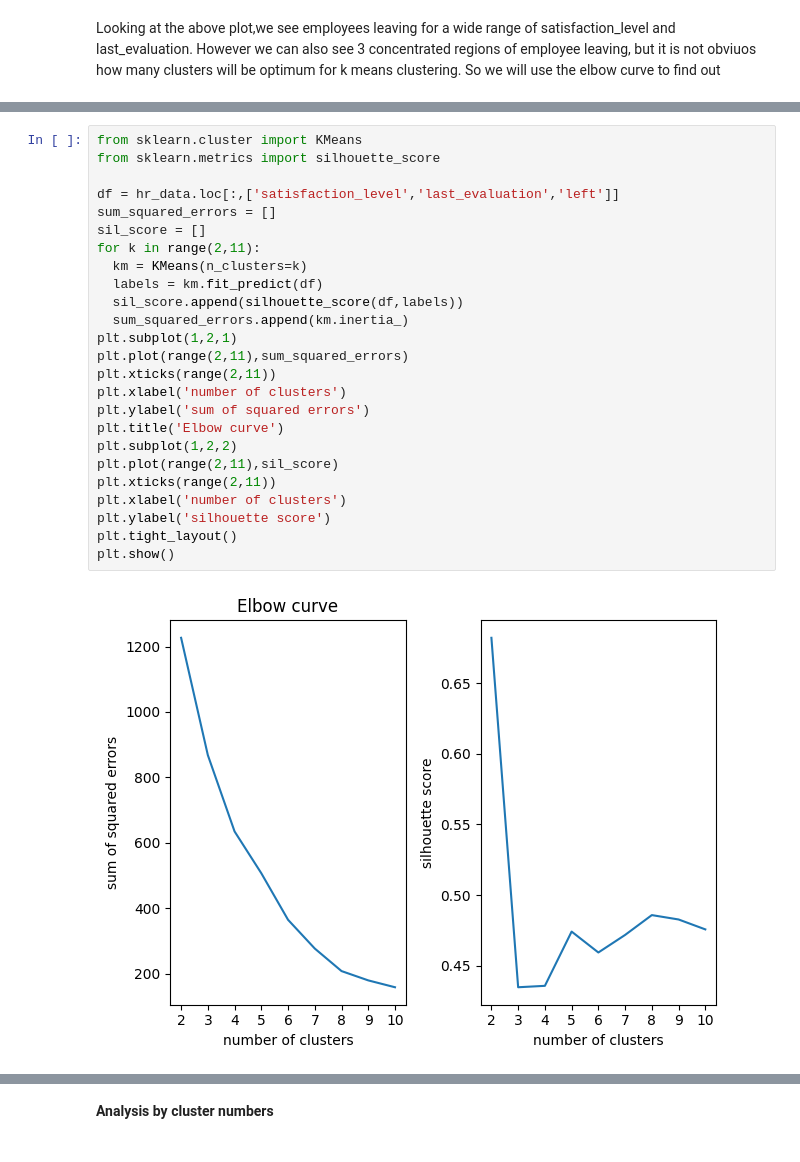
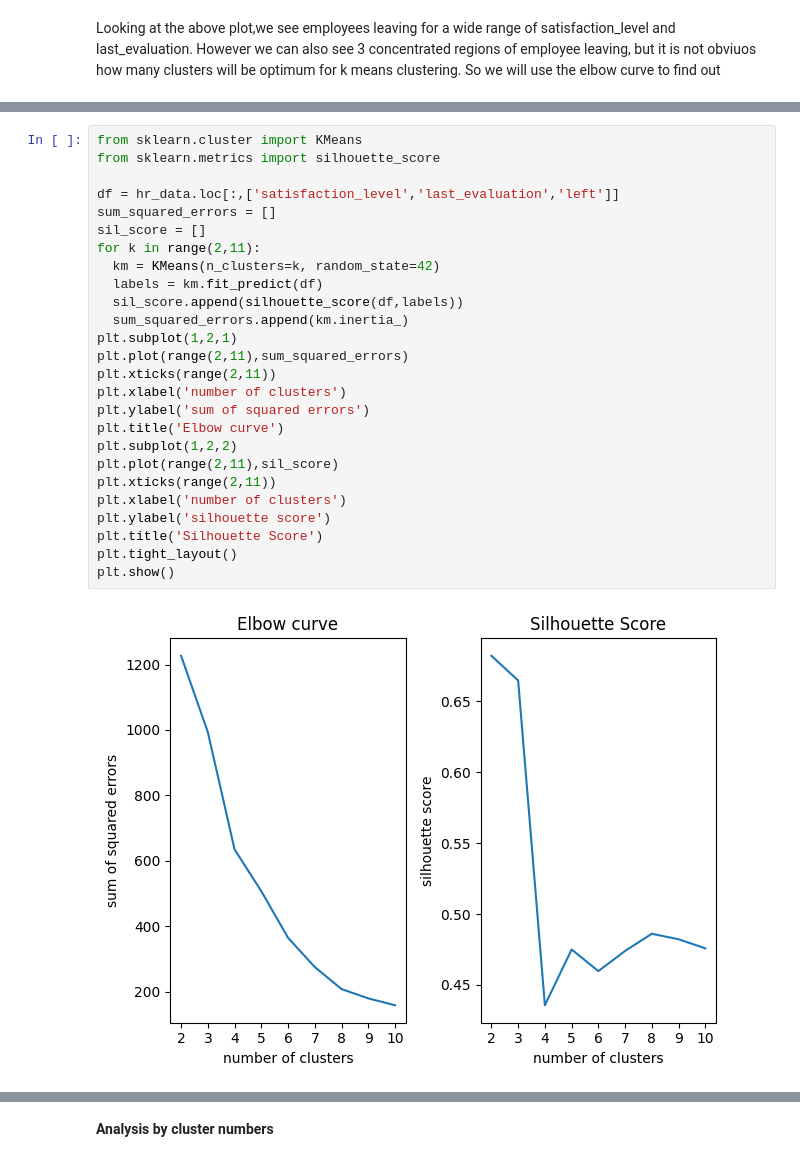
Before and after one commit to tksundar/employee_turnover, a Jupyter notebook: employee_turnover.ipynb, the cells around one changed output, grey strips where cells are left out. Drawn from its saved outputs; the diff is of its cells as text.

```diff
--- a/employee_turnover.ipynb
+++ b/employee_turnover.ipynb
@@ -282,28 +283,29 @@ Looking at the above plot,we see employees leaving for a wide range of satisfact
 # %%
 from sklearn.cluster import KMeans
 from sklearn.metrics import silhouette_score
 
 df = hr_data.loc[:,['satisfaction_level','last_evaluation','left']]
 sum_squared_errors = []
 sil_score = []
 for k in range(2,11):
-  km = KMeans(n_clusters=k)
+  km = KMeans(n_clusters=k, random_state=42)
   labels = km.fit_predict(df)
   sil_score.append(silhouette_score(df,labels))
   sum_squared_errors.append(km.inertia_)
 plt.subplot(1,2,1)
 plt.plot(range(2,11),sum_squared_errors)
 plt.xticks(range(2,11))
 plt.xlabel('number of clusters')
 plt.ylabel('sum of squared errors')
 plt.title('Elbow curve')
 plt.subplot(1,2,2)
 plt.plot(range(2,11),sil_score)
 plt.xticks(range(2,11))
 plt.xlabel('number of clusters')
 plt.ylabel('silhouette score')
+plt.title('Silhouette Score')
 plt.tight_layout()
 plt.show()
 # %% [output]
-[figure, old version]
+[figure, new version]
 # %% [markdown]
```
Also changed, not shown: parts of 14 cells of this notebook.
